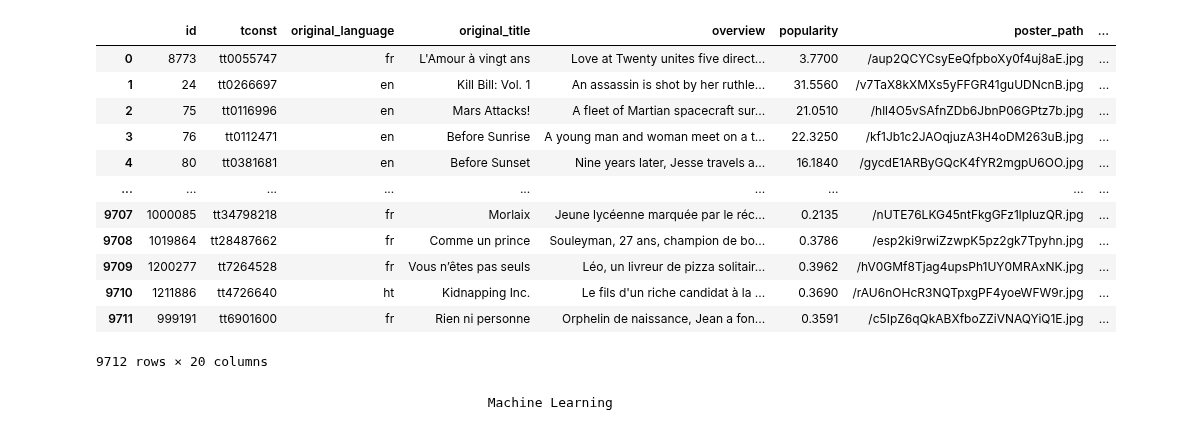
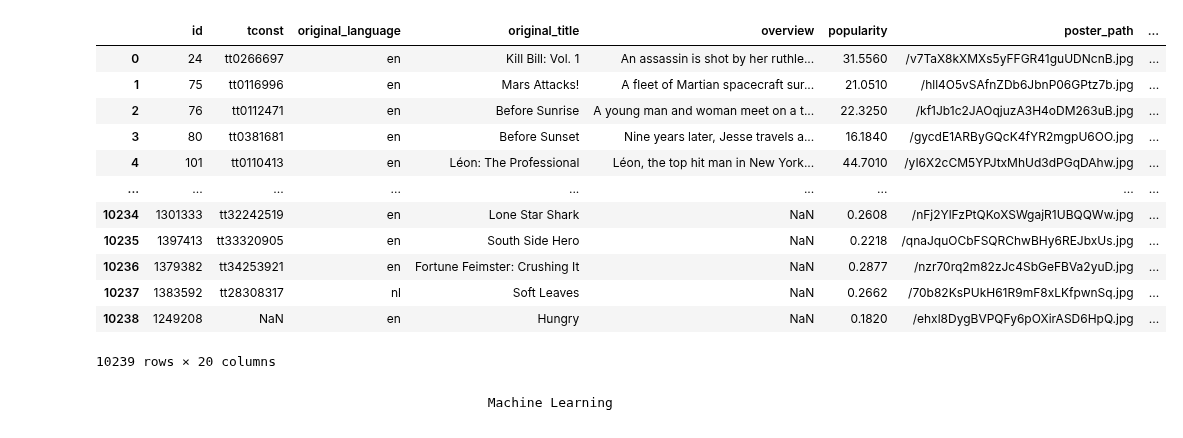
Before and after one commit to jbhdev/data-films, a Jupyter notebook: Merged_movies.ipynb, the cells around one changed output. Saved outputs shown, nothing was run; the diff lists cells and outputs as text; code cells hidden in the pictures.

```diff
--- a/Merged_movies.ipynb
+++ b/Merged_movies.ipynb
@@ -45,7 +45,10 @@ movie['directors'] = movie['directors'].apply(lambda x: x.split(',') if isinstan
 data_fr = data.copy()
 
 # Filtrer pour ne garder que les films exclusivement en français
-data_fr = data_fr[data_fr['spoken_languages'].apply(lambda langs: any(lang.get('iso_639_1') == 'fr' for lang in langs))]
+data_fr = data_fr[data_fr['spoken_languages'].apply(lambda langs: any(lang.get('iso_639_1') in  ['fr', 'en'] for lang in langs))]
+
+# Remplir les vides dans poster_path par backdrop_path
+data_fr['poster_path'] = data_fr['poster_path'].fillna(data_fr['backdrop_path'])
 
 # Supprimer les colonnes inutiles
 data_fr = data_fr.drop(columns=['adult','backdrop_path','belongs_to_collection','budget', 'homepage','production_companies',
@@ -124,44 +127,44 @@ movie_tmdb
 # %%
 # Changement du nom pour faciliter la concaténation
 movie.rename(columns={'decennie_x': 'decennie'}, inplace=True)
 movie_tmdb.rename(columns={'runtime': 'runtimeMinutes'}, inplace=True)
 
 # Concaténation et non pas une merge car on rajoute des lignes en plus afin d'enrichir notre dataframe
 films =  pd.concat([movie, movie_tmdb], ignore_index=True)
 
 # Suppression des doublons
 films.drop_duplicates(subset='id', inplace=True)
 
 # changer le Format de released_date en date time
 films['release_date'] = pd.to_datetime(films['release_date'], errors='coerce')
 
 films['startYear'] = films['startYear'].astype('Int64')
 
 films['decennie'] = films['decennie'].astype('Int64')
 
 # Start year à partir de 1960
-films = films[films['startYear'] >= 1960]
+films = films[films['startYear'] >= 1980]
 # Filtrer la note à partir de 5.8
 #films = films[films['vote_average'] >= 5.8]
 
 # Reset de l'index
 films.reset_index(drop=True, inplace=True)
 
 films
 # %% [output]
 |  | id | tconst | original_language | original_title | overview | popularity | poster_path | ... |
-| 0 | 8773 | tt0055747 | fr | L'Amour à vingt ans | Love at Twenty unites five direct... | 3.7700 | /aup2QCYCsyEeQfpboXy0f4uj8aE.jpg | ... |
-| 1 | 24 | tt0266697 | en | Kill Bill: Vol. 1 | An assassin is shot by her ruthle... | 31.5560 | /v7TaX8kXMXs5yFFGR41guUDNcnB.jpg | ... |
-| 2 | 75 | tt0116996 | en | Mars Attacks! | A fleet of Martian spacecraft sur... | 21.0510 | /hll4O5vSAfnZDb6JbnP06GPtz7b.jpg | ... |
-| 3 | 76 | tt0112471 | en | Before Sunrise | A young man and woman meet on a t... | 22.3250 | /kf1Jb1c2JAOqjuzA3H4oDM263uB.jpg | ... |
-| 4 | 80 | tt0381681 | en | Before Sunset | Nine years later, Jesse travels a... | 16.1840 | /gycdE1ARByGQcK4fYR2mgpU6OO.jpg | ... |
+| 0 | 24 | tt0266697 | en | Kill Bill: Vol. 1 | An assassin is shot by her ruthle... | 31.5560 | /v7TaX8kXMXs5yFFGR41guUDNcnB.jpg | ... |
+| 1 | 75 | tt0116996 | en | Mars Attacks! | A fleet of Martian spacecraft sur... | 21.0510 | /hll4O5vSAfnZDb6JbnP06GPtz7b.jpg | ... |
+| 2 | 76 | tt0112471 | en | Before Sunrise | A young man and woman meet on a t... | 22.3250 | /kf1Jb1c2JAOqjuzA3H4oDM263uB.jpg | ... |
+| 3 | 80 | tt0381681 | en | Before Sunset | Nine years later, Jesse travels a... | 16.1840 | /gycdE1ARByGQcK4fYR2mgpU6OO.jpg | ... |
+| 4 | 101 | tt0110413 | en | Léon: The Professional | Léon, the top hit man in New York... | 44.7010 | /yI6X2cCM5YPJtxMhUd3dPGqDAhw.jpg | ... |
 | ... | ... | ... | ... | ... | ... | ... | ... | ... |
-| 9707 | 1000085 | tt34798218 | fr | Morlaix | Jeune lycéenne marquée par le réc... | 0.2135 | /nUTE76LKG45ntFkgGFz1lpluzQR.jpg | ... |
-| 9708 | 1019864 | tt28487662 | fr | Comme un prince | Souleyman, 27 ans, champion de bo... | 0.3786 | /esp2ki9rwiZzwpK5pz2gk7Tpyhn.jpg | ... |
-| 9709 | 1200277 | tt7264528 | fr | Vous n’êtes pas seuls | Léo, un livreur de pizza solitair... | 0.3962 | /hV0GMf8Tjag4upsPh1UY0MRAxNK.jpg | ... |
-| 9710 | 1211886 | tt4726640 | ht | Kidnapping Inc. | Le fils d'un riche candidat à la ... | 0.3690 | /rAU6nOHcR3NQTpxgPF4yoeWFW9r.jpg | ... |
-| 9711 | 999191 | tt6901600 | fr | Rien ni personne | Orphelin de naissance, Jean a fon... | 0.3591 | /c5IpZ6qQkABXfboZZiVNAQYiQ1E.jpg | ... |
+| 10234 | 1301333 | tt32242519 | en | Lone Star Shark | NaN | 0.2608 | /nFj2YlFzPtQKoXSWgajR1UBQQWw.jpg | ... |
+| 10235 | 1397413 | tt33320905 | en | South Side Hero | NaN | 0.2218 | /qnaJquOCbFSQRChwBHy6REJbxUs.jpg | ... |
+| 10236 | 1379382 | tt34253921 | en | Fortune Feimster: Crushing It | NaN | 0.2877 | /nzr70rq2m82zJc4SbGeFBVa2yuD.jpg | ... |
+| 10237 | 1383592 | tt28308317 | nl | Soft Leaves | NaN | 0.2662 | /70b82KsPUkH61R9mF8xLKfpwnSq.jpg | ... |
+| 10238 | 1249208 | NaN | en | Hungry | NaN | 0.1820 | /ehxl8DygBVPQFy6pOXirASD6HpQ.jpg | ... |
-9712 rows × 20 columns
+10239 rows × 20 columns
 # %% [markdown]
                                                     Machine Learning
 # %%
```
Also changed, not shown: parts of 12 cells of this notebook, 2 other files.
